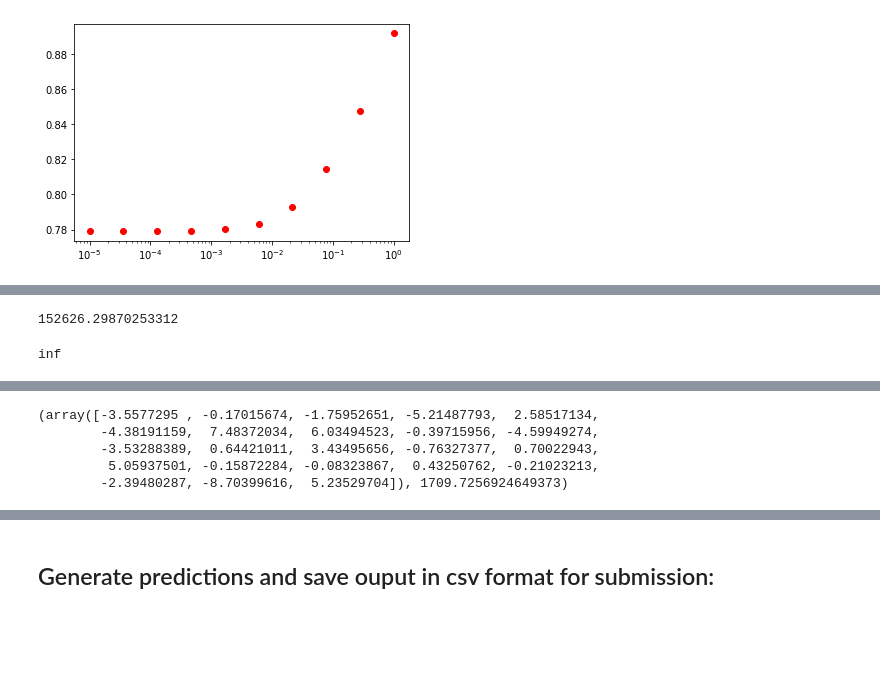
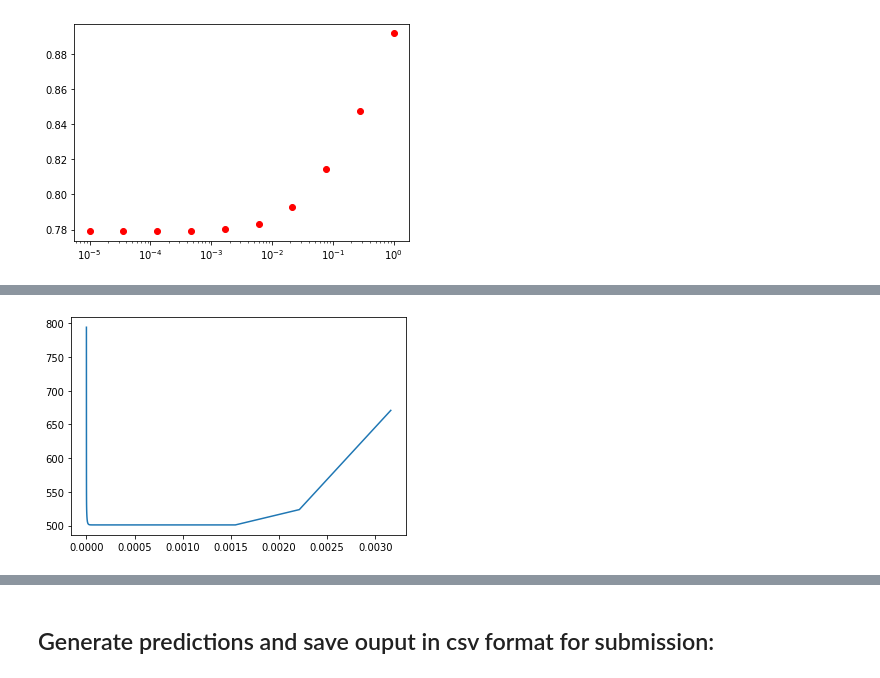
Before and after one commit to zghonda/EPFL-Machine-Learning-Higgs-2019, a Jupyter notebook: scripts/project1.ipynb, the cells around one changed output, grey strips where cells are left out. Saved outputs shown, nothing was run; the diff lists cells and outputs as text; code cells hidden in the pictures; blank space fills up the shorter version.

```diff
--- a/scripts/project1.ipynb
+++ b/scripts/project1.ipynb
@@ -129,3 +145,3 @@ calculate_gradient(y, tX, np.ones(tX.shape[1])).shape
 # %%
-learning_by_gradient_descent(y, tX, np.ones(tX.shape[1]), 0.1)[1]
+reg_logistic_regression(y[0:100000], tX[0:100000], 0.01, np.zeros(tX.shape[1]),  1000, 0.0001)
 # %% [output]
@@ -133,11 +157,3 @@ inf
-# %%
-(y.T.dot(tX.dot(np.ones(tX.shape[1]))))
-# %% [output]
-152626.29870253312
-# %%
-np.sum(np.log(1 + np.exp(tX.dot(20*np.ones(tX.shape[1])))))
-# %% [output]
-inf
 # %%
-logistic_regression(y[0:1000], tX[0:1000], np.zeros(tX.shape[1]), 1000, 0.01)
+e1 = cross_validation_demo(y[0:1000], tX[0:1000])
 # %% [output]
@@ -154,5 +177 @@ Current iteration=900, loss=2435.835440787737
-(array([-3.5577295 , -0.17015674, -1.75952651, -5.21487793,  2.58517134,
-        -4.38191159,  7.48372034,  6.03494523, -0.39715956, -4.59949274,
-        -3.53288389,  0.64421011,  3.43495656, -0.76327377,  0.70022943,
-         5.05937501, -0.15872284, -0.08323867,  0.43250762, -0.21023213,
-        -2.39480287, -8.70399616,  5.23529704]), 1709.7256924649373)
+[figure, added]
```
Also changed, not shown: parts of 5 cells of this notebook, 1 other file.
